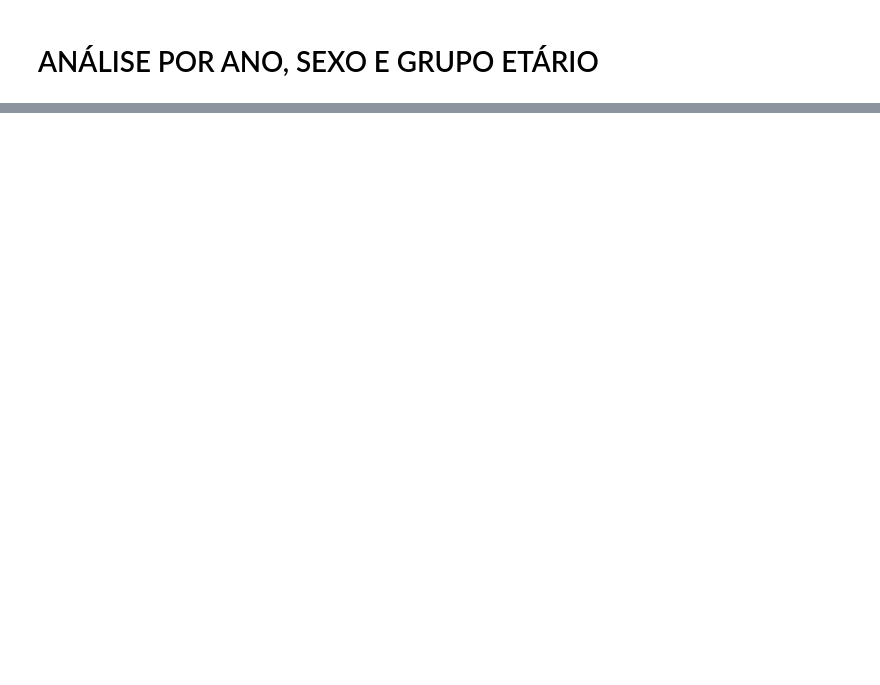
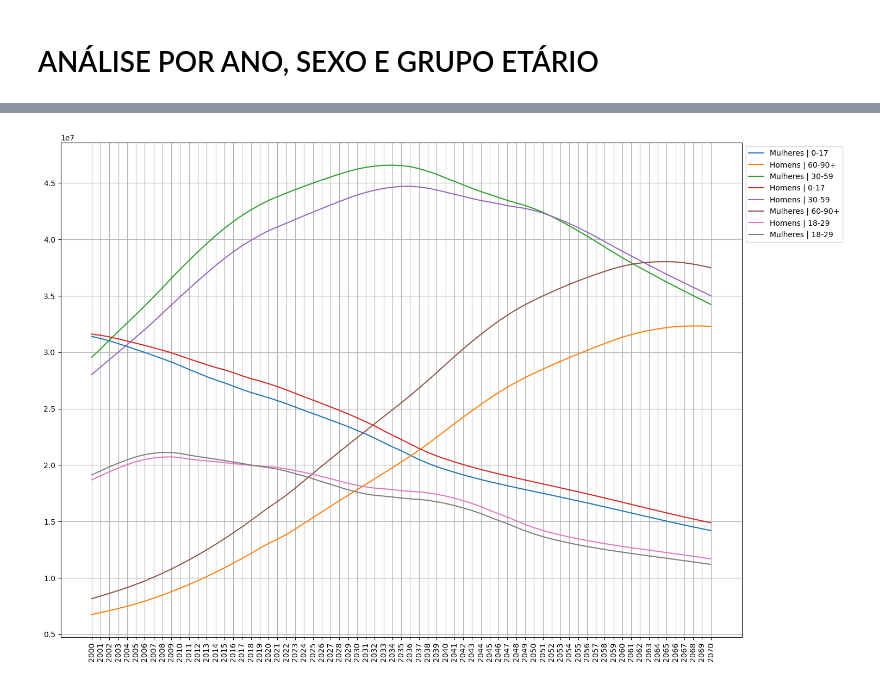
Before and after one commit to LazaroDamasceno/Rascunho-Artigo, a Jupyter notebook: analise_dados/projecao_populaco_ibge/projecao_populacao.ipynb, the cells around one changed output, grey strips where cells are left out. Saved outputs shown, nothing was run; the diff lists cells and outputs as text; code cells hidden in the pictures; blank space fills up the shorter version.

```diff
--- a/analise_dados/projecao_populaco_ibge/projecao_populacao.ipynb
+++ b/analise_dados/projecao_populaco_ibge/projecao_populacao.ipynb
@@ -277,0 +306,6 @@ plt.show()
+# %%
+df_ano_sexo_ge = df_concat.filter(
+    pl.col('sexo') != 'Ambos'
+).group_by(['sexo', 'ano', 'grupo_etario']).agg(
+    pl.col('populacao_projetada').sum()
+).sort(['sexo' ,'grupo_etario', 'ano'], descending=False)
@@ -277,0 +323,21 @@ plt.show()
+# %%
+fig, ax = plt.subplots(figsize=(15, 10))
+
+for (sexo, ge), grupo in df_ano_sexo_ge.group_by(['sexo', 'grupo_etario']):
+    rotulo = f'{sexo} | {ge}'
+    plt.plot(
+        grupo.select('ano'),
+        grupo.select('populacao_projetada'),
+        label=rotulo
+    )
+
+ax.grid()
+ax.legend(loc='upper left', bbox_to_anchor=(1, 1))
+ax.tick_params('x', rotation=90)
+ax.set_xticks(anos)
+
+plt.tight_layout()
+fig.savefig('projecao_populacao_sexo_ano_grupo_etario.png', dpi=300, bbox_inches='tight')
+plt.show()
+# %% [output]
+[figure, added]
```
Also changed, not shown: parts of 9 cells of this notebook, 14 other files.
